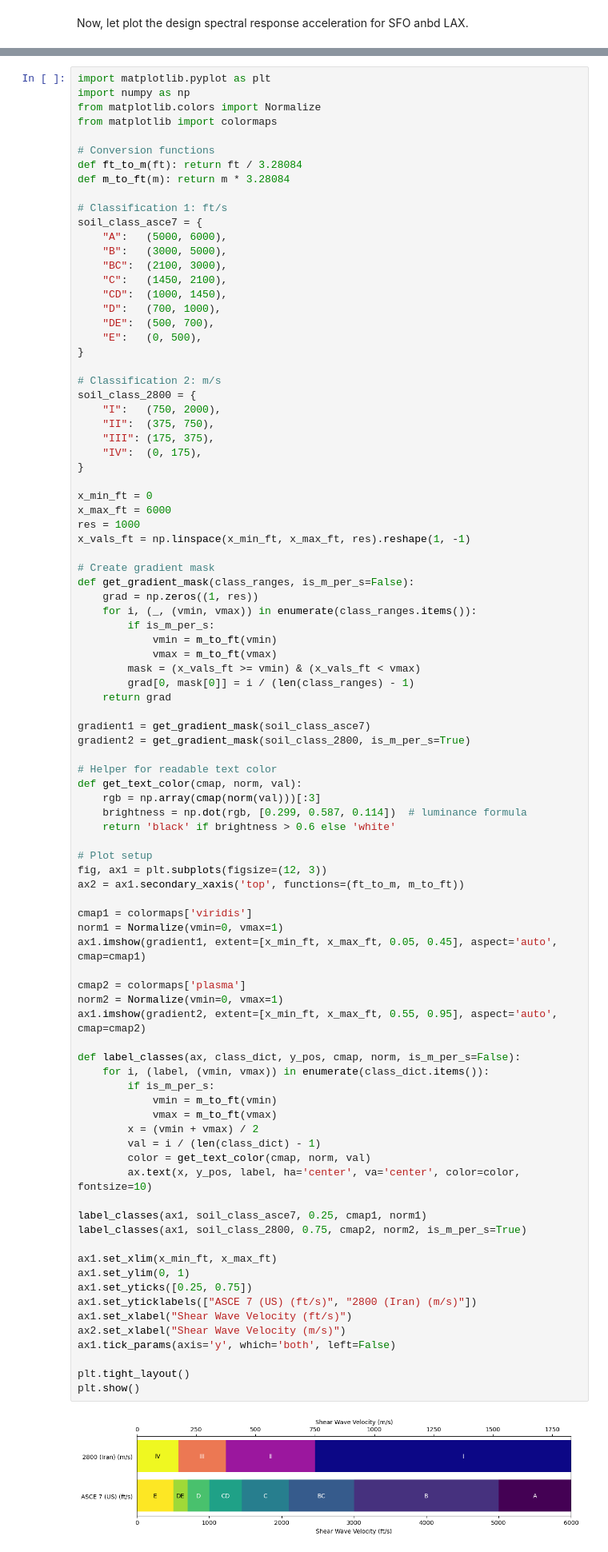
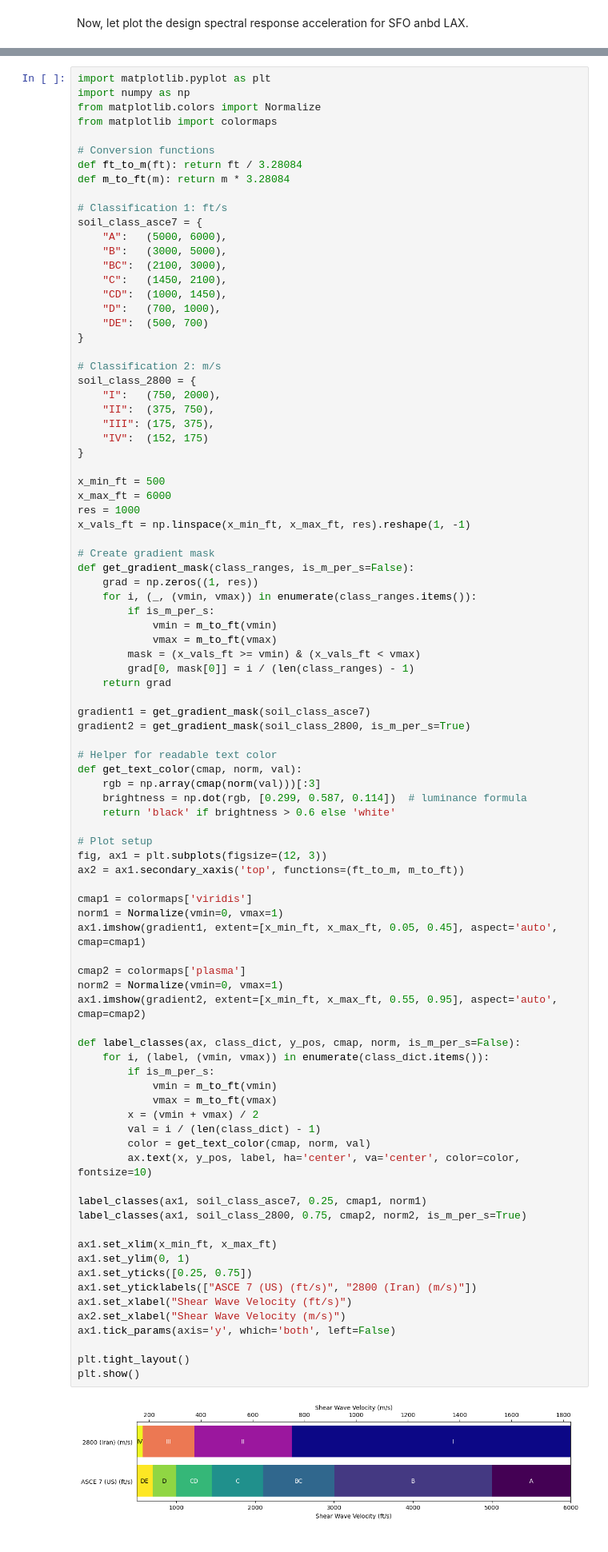
Before and after one commit to hkaragah/hkaragah.github.io, a Jupyter notebook: earthquake/asce7_2800_spectrum.ipynb, the cells around one changed output, grey strips where cells are left out. Shown: that part at 80% size. Saved outputs shown, nothing was run; the diff lists cells and outputs as text.

```diff
--- a/earthquake/asce7_2800_spectrum.ipynb
+++ b/earthquake/asce7_2800_spectrum.ipynb
@@ -251,8 +251,7 @@ soil_class_asce7 = {
     "C":   (1450, 2100),
     "CD":  (1000, 1450),
     "D":   (700, 1000),
-    "DE":  (500, 700),
-    "E":   (0, 500),
+    "DE":  (500, 700)
 }
 
 # Classification 2: m/s
@@ -260,10 +259,10 @@ soil_class_2800 = {
     "I":   (750, 2000),
     "II":  (375, 750),
     "III": (175, 375),
-    "IV":  (0, 175),
+    "IV":  (152, 175)
 }
 
-x_min_ft = 0
+x_min_ft = 500
 x_max_ft = 6000
 res = 1000
 x_vals_ft = np.linspace(x_min_ft, x_max_ft, res).reshape(1, -1)
@@ -297,31 +296,31 @@ norm1 = Normalize(vmin=0, vmax=1)
 ax1.imshow(gradient1, extent=[x_min_ft, x_max_ft, 0.05, 0.45], aspect='auto', cmap=cmap1)
 
 cmap2 = colormaps['plasma']
 norm2 = Normalize(vmin=0, vmax=1)
 ax1.imshow(gradient2, extent=[x_min_ft, x_max_ft, 0.55, 0.95], aspect='auto', cmap=cmap2)
 
 def label_classes(ax, class_dict, y_pos, cmap, norm, is_m_per_s=False):
     for i, (label, (vmin, vmax)) in enumerate(class_dict.items()):
         if is_m_per_s:
             vmin = m_to_ft(vmin)
             vmax = m_to_ft(vmax)
         x = (vmin + vmax) / 2
         val = i / (len(class_dict) - 1)
         color = get_text_color(cmap, norm, val)
         ax.text(x, y_pos, label, ha='center', va='center', color=color, fontsize=10)
 
 label_classes(ax1, soil_class_asce7, 0.25, cmap1, norm1)
 label_classes(ax1, soil_class_2800, 0.75, cmap2, norm2, is_m_per_s=True)
 
 ax1.set_xlim(x_min_ft, x_max_ft)
 ax1.set_ylim(0, 1)
 ax1.set_yticks([0.25, 0.75])
 ax1.set_yticklabels(["ASCE 7 (US) (ft/s)", "2800 (Iran) (m/s)"])
 ax1.set_xlabel("Shear Wave Velocity (ft/s)")
 ax2.set_xlabel("Shear Wave Velocity (m/s)")
 ax1.tick_params(axis='y', which='both', left=False)
 
 plt.tight_layout()
 plt.show()
 # %% [output]
-[figure, old version]
+[figure, new version]
```
Also changed, not shown: parts of 8 cells of this notebook.
